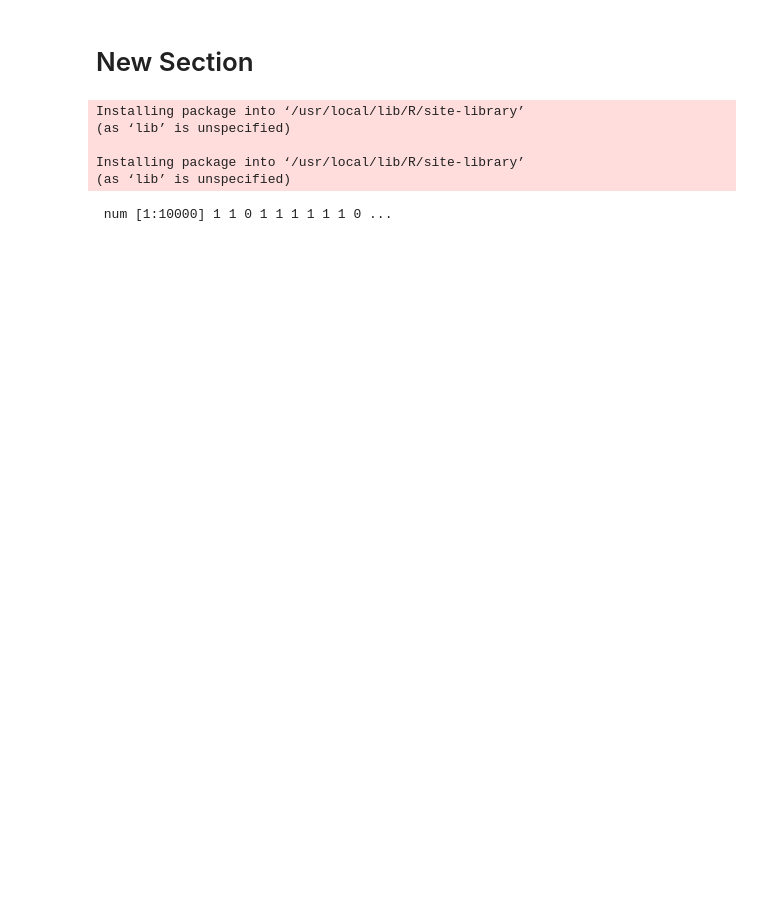
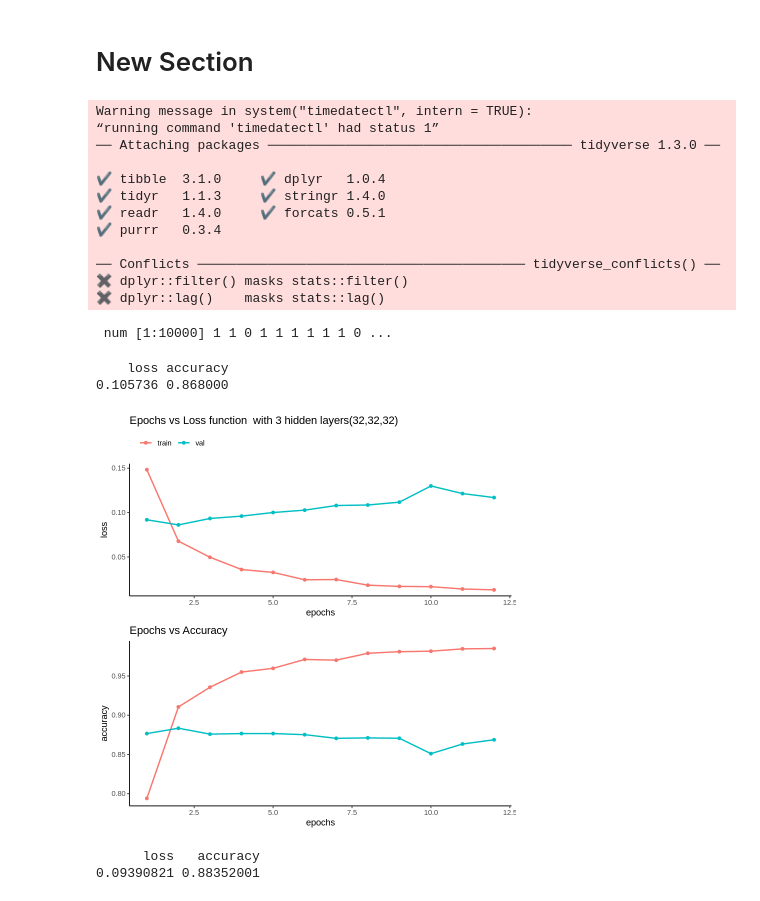
Before and after one commit to ReginaldMordi/Adv-Machine-Learning, a Jupyter notebook: R_NoteBook.ipynb, the cells around one changed output. Saved outputs shown, nothing was run; the diff lists cells and outputs as text; code cells hidden in the pictures; blank space fills up the shorter version.

```diff
--- a/R_NoteBook.ipynb
+++ b/R_NoteBook.ipynb
@@ -5,23 +5,26 @@
 # %%
 library(ggplot2)
 library(tidyverse)
-install.packages("cowplot")
-install.packages("keras")
-#devtools::install_github("rstudio/tensorflow")
 library(tensorflow)
 library(cowplot)
 library(keras)
 
-#install_tensorflow()
 # Importing IMDB movie reviews dataset and we only keep the top 10,000 most frequently occurring words in the training data.
 imdb <- dataset_imdb(num_words = 10000)
 c(c(train_data, train_labels), c(test_data, test_labels)) %<-% imdb
 # %% [output]
-Installing package into ‘/usr/local/lib/R/site-library’
-(as ‘lib’ is unspecified)
+Warning message in system("timedatectl", intern = TRUE):
+“running command 'timedatectl' had status 1”
+── Attaching packages ─────────────────────────────────────── tidyverse 1.3.0 ──
 
-Installing package into ‘/usr/local/lib/R/site-library’
-(as ‘lib’ is unspecified)
+✔ tibble  3.1.0     ✔ dplyr   1.0.4
+✔ tidyr   1.1.3     ✔ stringr 1.4.0
+✔ readr   1.4.0     ✔ forcats 0.5.1
+✔ purrr   0.3.4
+
+── Conflicts ────────────────────────────────────────── tidyverse_conflicts() ──
+✖ dplyr::filter() masks stats::filter()
+✖ dplyr::lag()    masks stats::lag()
 # %%
 
 # Converting my data to binary data
@@ -83,34 +86,38 @@ model333 %>% compile(
 history_3_layer32 <- model333 %>% fit(
   partial_x_train,
   partial_y_train,
-  epochs = 20,
+  epochs = 12,
   batch_size = 512,
   validation_data = list(x_val, y_val))
 
 # Let's train a new network from scratch for 4 epochs and then evaluate it on the test data.
 
 model3331 <- keras_model_sequential() %>%
   layer_dense(units = 32, activation = "tanh", input_shape = c(10000)) %>%
   layer_dense(units = 32, activation = "tanh") %>%
   layer_dense(units = 32, activation = "tanh") %>%
   layer_dense(units = 1, activation = "sigmoid")
 
 model3331 %>% compile(
   optimizer = "rmsprop",
   loss = "mse",
   metrics = c("accuracy"))
 
 model3331 %>% fit(x_train, y_train, epochs = 5, batch_size = 512)
 results1 <- model3331 %>% evaluate(x_test, y_test)
 results1
 
 # Visualizing the model331 output of loss function and accuracy
 model331.df <- as.data.frame(history_3_layer32$metrics)
 names(model331.df) <- c("train_loss","train_accuracy","val_loss","val_accuracy")
 model331.df <- model331.df %>% mutate(epochs=1:n()) %>% gather("split","values",-epochs) %>% separate(split,c("split","metric")) %>% spread(metric,values)
 p1<-ggplot(model331.df) + geom_line(aes(x=epochs,y=loss,color=split),size=0.8)+geom_point(aes(x=epochs,y=loss,color=factor(split)),size=1.5)+ggtitle("Epochs vs Loss function  with 3 hidden layers(32,32,32)")+theme(panel.grid = element_blank(),panel.background = element_blank())+theme_classic()+theme(legend.position = 'top',legend.justification = 'left',legend.title = element_blank())
 p2<-ggplot(model331.df) + geom_line(aes(x=epochs,y=accuracy,color=split),size=0.8,show.legend = F)+geom_point(aes(x=epochs,y=accuracy,color=split),size=1.5,show.legend = F)+ggtitle("Epochs vs Accuracy")+theme(panel.grid = element_blank(),panel.background = element_blank())+theme_classic()
 plot_grid(p1,p2,nrow = 2)
+# %% [output]
+    loss accuracy
+0.105736 0.868000
+[figure, added]
 # %%
 
 # Using 3 hidden layers with 64, 32, 16 units, tanh activation function, batch size 512, 20 epoch.
@@ -129,7 +136,7 @@ model632 %>% compile(
 history_3 <- model632 %>% fit(
   partial_x_train,
   partial_y_train,
-  epochs = 20,
+  epochs = 12,
   batch_size = 512,
   validation_data = list(x_val, y_val))
 
@@ -150,6 +157,9 @@ model6313 %>% compile(
 model6313 %>% fit(x_train, y_train, epochs = 4, batch_size = 512)
 results4 <- model6313 %>% evaluate(x_test, y_test)
 results4
+# %% [output]
+      loss   accuracy
+0.09390821 0.88352001
 # %%
 # Visualizing the model6313 output of loss function and accuracy
 model6313.df <- as.data.frame(history_3$metrics)
```
Also changed, not shown: parts of 2 cells of this notebook.
